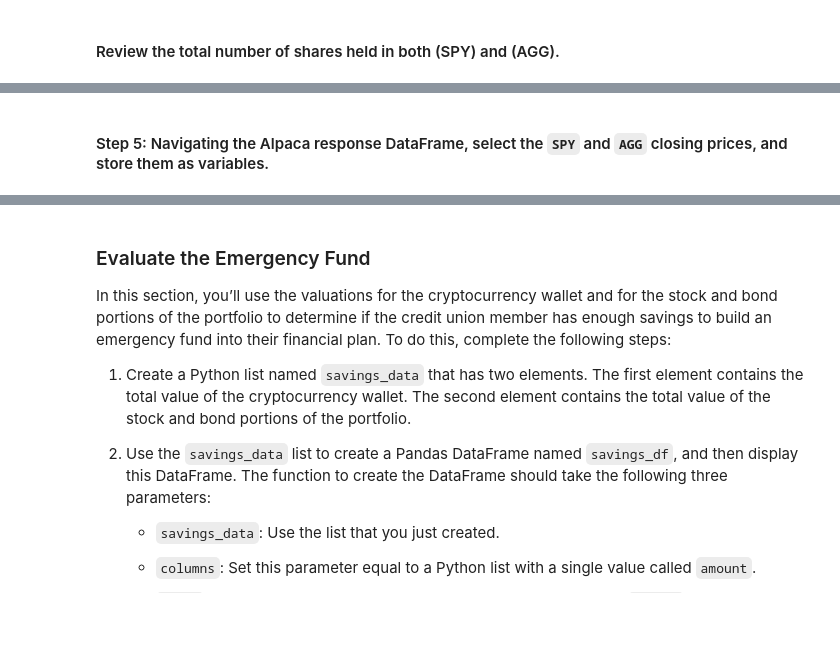
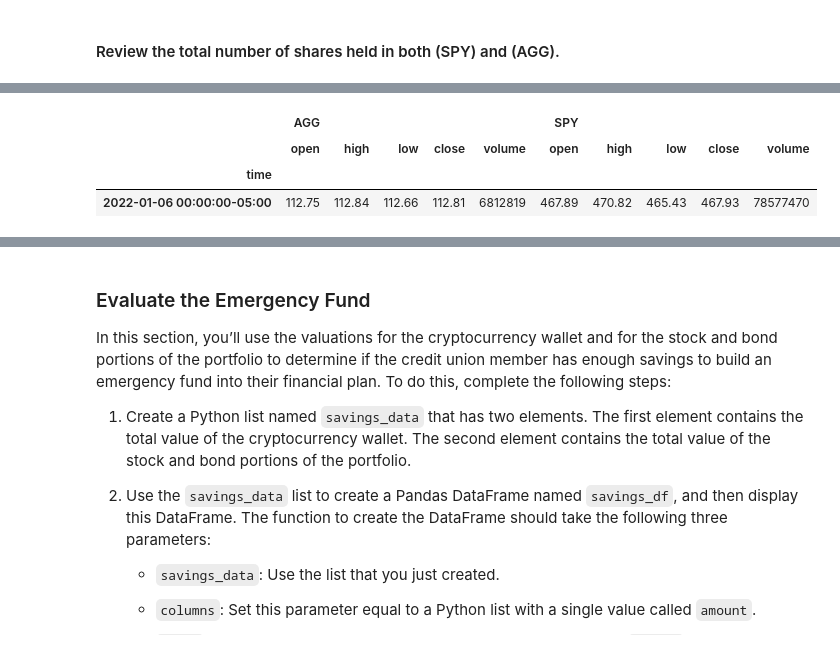
Before and after one commit to rupikaranjan/Plan_Your_Finance, a Jupyter notebook: financial_planning_tools.ipynb, the cells around one changed output, grey strips where cells are left out. Saved outputs shown, nothing was run; the diff lists cells and outputs as text; code cells hidden in the pictures; blank space fills up the shorter version.

Commit message:
Added Stocks and bonds portfolio evaluation using Alpaca SDK

```diff
--- a/financial_planning_tools.ipynb
+++ b/financial_planning_tools.ipynb
@@ -188,13 +174,14 @@ alpaca = tradeapi.REST(
 # %%
 # Set the tickers for both the bond and stock portion of the portfolio
-# YOUR CODE HERE
+tickers = ["SPY", "AGG"]
 
 # Set timeframe to 1D
-# YOUR CODE HERE
+timeframe = "1D"
 
 # Format current date as ISO format
 # Set both the start and end date at the date of your prior weekday
 # This will give you the closing price of the previous trading day
 # Alternatively you can use a start and end date of 2020-08-07
-# YOUR CODE HERE
-# YOUR CODE HERE
+
+start_date = pd.Timestamp("2022-01-06", tz="America/New_York").isoformat()
+end_date = pd.Timestamp("2022-01-06", tz="America/New_York").isoformat()
@@ -203,12 +192,22 @@ alpaca = tradeapi.REST(
 # %%
 # Use the Alpaca get_barset function to get current closing prices the portfolio
 # Be sure to set the `df` property after the function to format the response object as a DataFrame
-# YOUR CODE HERE
+portfolio_df = alpaca.get_barset(
+    tickers,
+    timeframe,
+    start=start_date,
+    end=end_date
+).df
 
 # Review the first 5 rows of the Alpaca DataFrame
-# YOUR CODE HERE
+
+
+portfolio_df.head()
+# %% [output]
+|  | AGG |  |  |  |  | SPY |  |  |  |  |
+|  | open | high | low | close | volume | open | high | low | close | volume |
+| time |  |  |  |  |  |  |  |  |  |  |
+| 2022-01-06 00:00:00-05:00 | 112.75 | 112.84 | 112.66 | 112.81 | 6812819 | 467.89 | 470.82 | 465.43 | 467.93 | 78577470 |
-# %% [markdown]
-#### Step 5: Navigating the Alpaca response DataFrame, select the `SPY` and `AGG` closing prices, and store them as variables.
 # %%
 # Access the closing price for AGG from the Alpaca DataFrame
 # Converting the value to a floating point number
```
Also changed, not shown: parts of 15 cells of this notebook, 4 other files.
